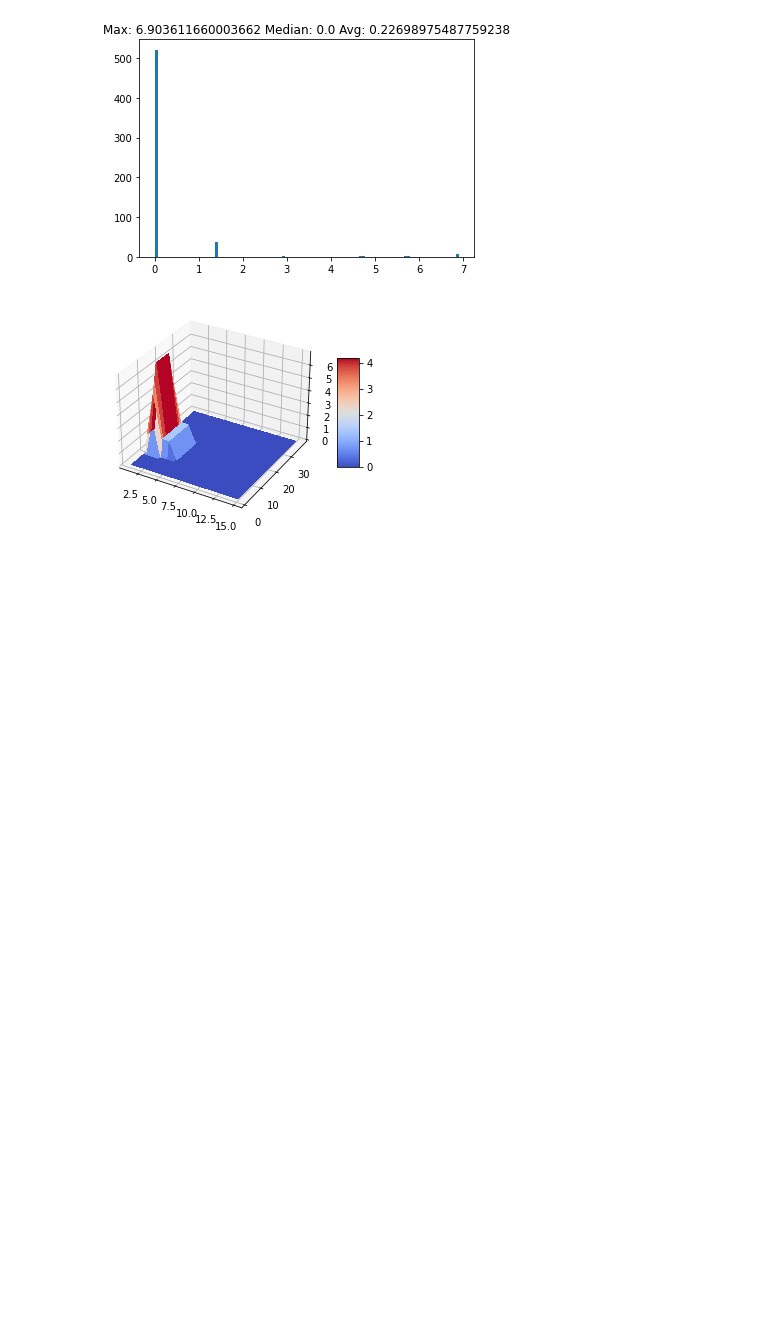
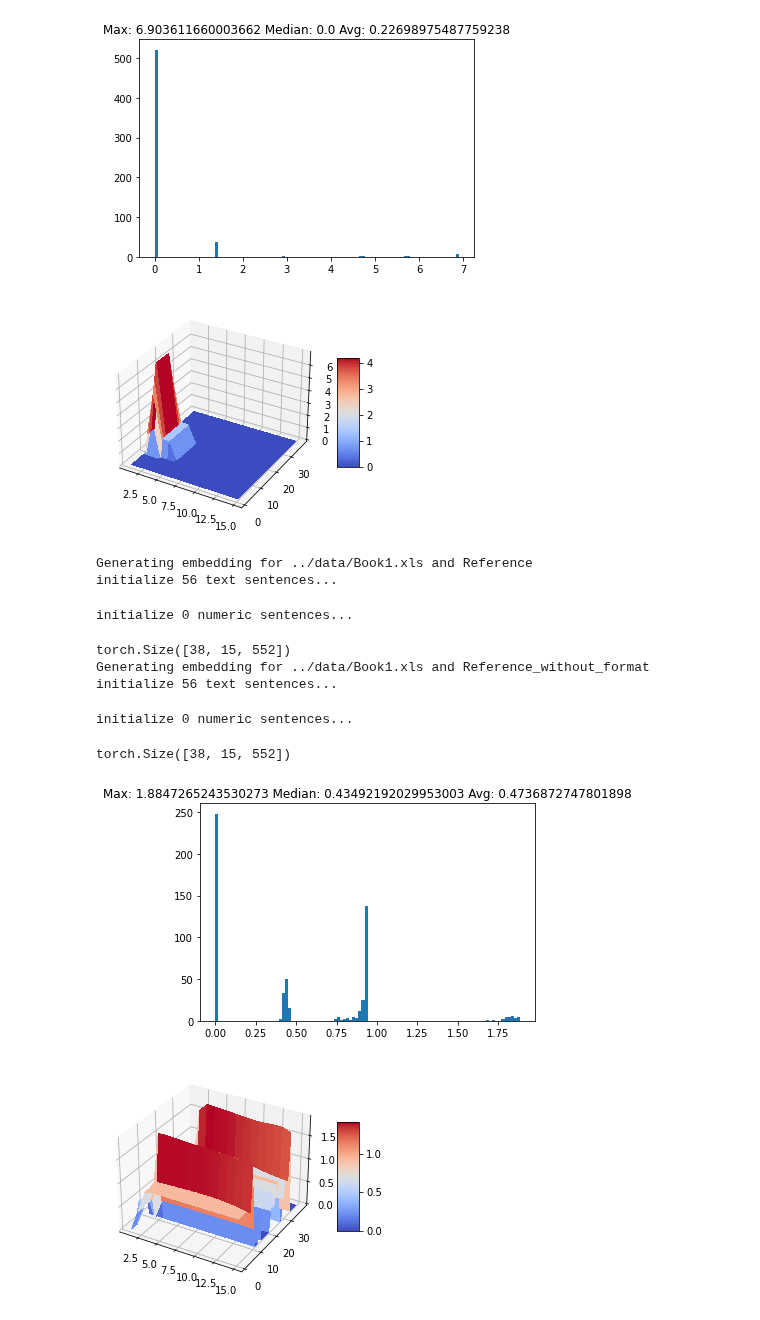
Before and after one commit to abhinav-kumar-thakur/TabularCellTypeClassification, a Jupyter notebook: notebooks/compare_generated_embeddings.ipynb, the cells around one changed output. Cells and saved outputs as stored; diff of their text form; code cells hidden in the pictures; blank space fills up the shorter version.

Commit message:
Abhinav | Compare sheet embeddings after removing formatting

```diff
--- a/notebooks/compare_generated_embeddings.ipynb
+++ b/notebooks/compare_generated_embeddings.ipynb
@@ -98,3 +98,16 @@ initialize 0 numeric sentences...
 torch.Size([38, 15, 552])
 [figure]
 [figure]
+# %%
+compare_embeddings('../data/Book1.xls', '../data/Book1.xls', 'Reference', 'Reference_without_format')
+# %% [output]
+Generating embedding for ../data/Book1.xls and Reference
+initialize 56 text sentences...
+initialize 0 numeric sentences...
+torch.Size([38, 15, 552])
+Generating embedding for ../data/Book1.xls and Reference_without_format
+initialize 56 text sentences...
+initialize 0 numeric sentences...
+torch.Size([38, 15, 552])
+[figure, added]
+[figure, added]
```
Also changed, not shown: 2 other files.
